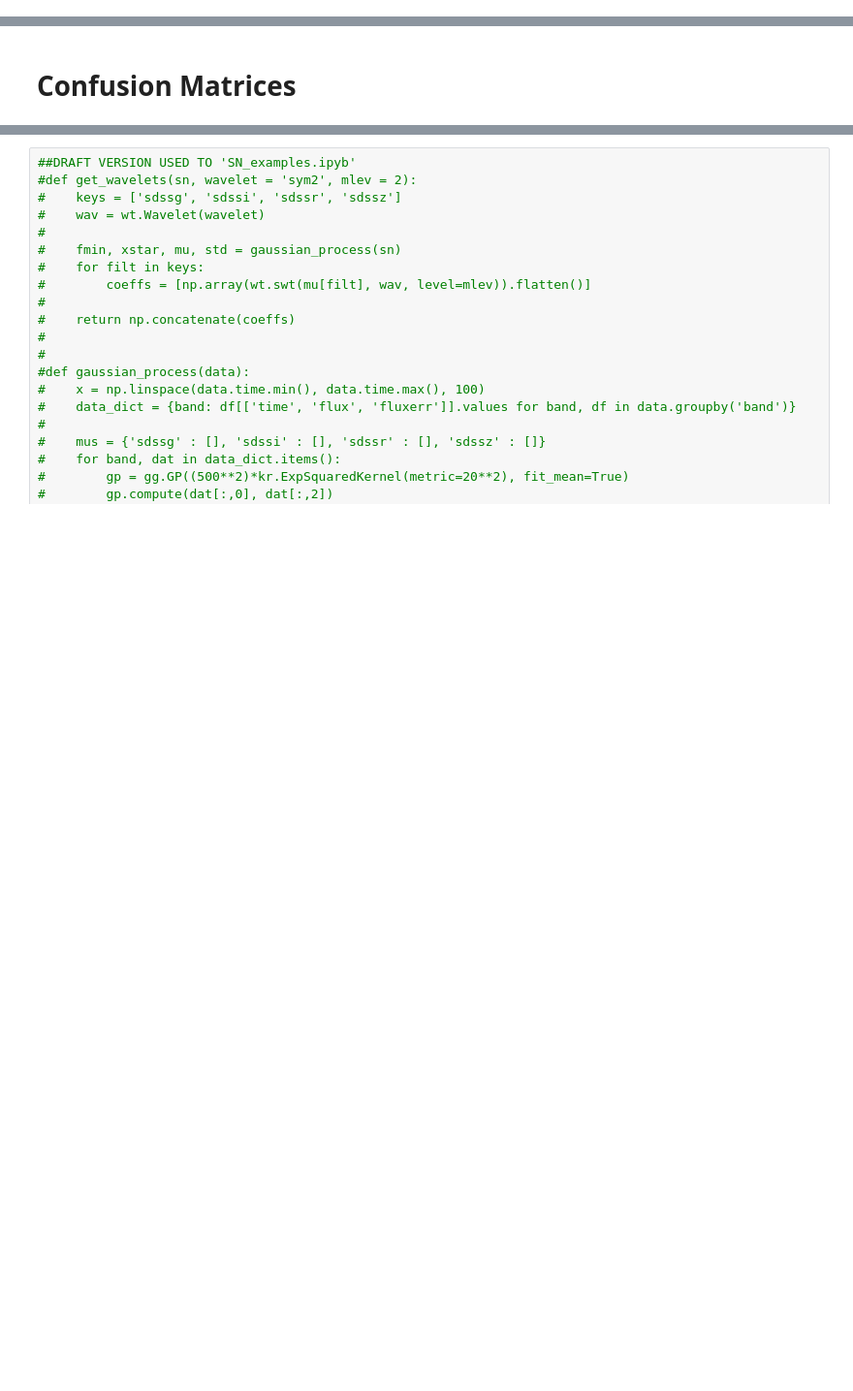
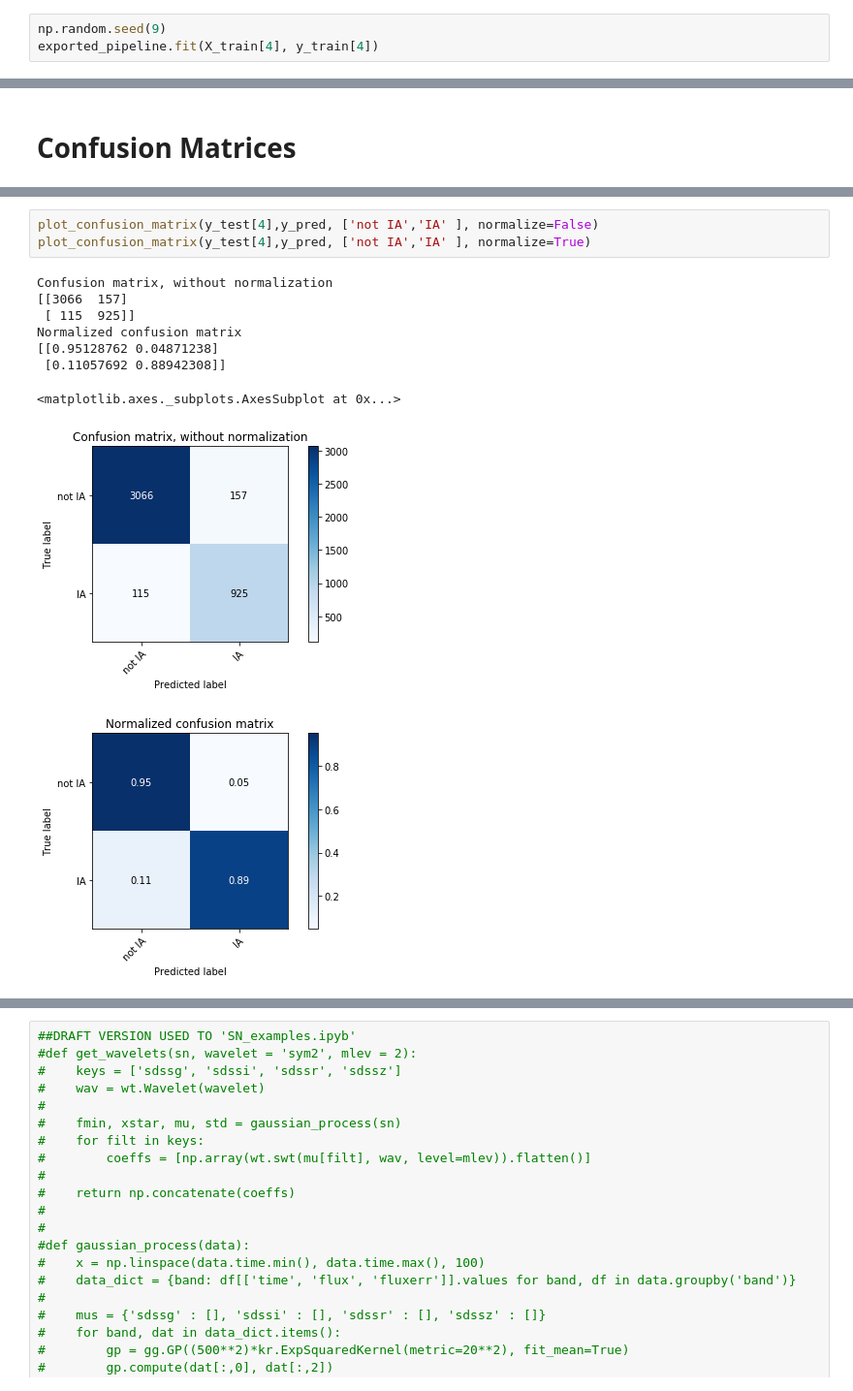
Before and after one commit to FelipeMFO/supernovae-classification, a Jupyter notebook: src_and_notebooks/modeling/pipeline_Marcelo.ipynb, the cells around one changed output, grey strips where cells are left out. Shown at 97% size. Cells and saved outputs as stored; diff of their text form; blank space fills up the shorter version.

```diff
--- a/src_and_notebooks/modeling/pipeline_Marcelo.ipynb
+++ b/src_and_notebooks/modeling/pipeline_Marcelo.ipynb
@@ -568,0 +644,3 @@ exported_pipeline.fit
+# %%
+np.random.seed(9)
+exported_pipeline.fit(X_train[4], y_train[4])
@@ -571 +684,14 @@ exported_pipeline.fit
+# %%
+plot_confusion_matrix(y_test[4],y_pred, ['not IA','IA' ], normalize=False)
+plot_confusion_matrix(y_test[4],y_pred, ['not IA','IA' ], normalize=True)
+# %% [output]
+Confusion matrix, without normalization
+[[3066  157]
+ [ 115  925]]
+Normalized confusion matrix
+[[0.95128762 0.04871238]
+ [0.11057692 0.88942308]]
+<matplotlib.axes._subplots.AxesSubplot at 0x...>
+[figure, added]
+[figure, added]
 # %%
```
Also changed, not shown: parts of 59 cells of this notebook, 4 other files.
